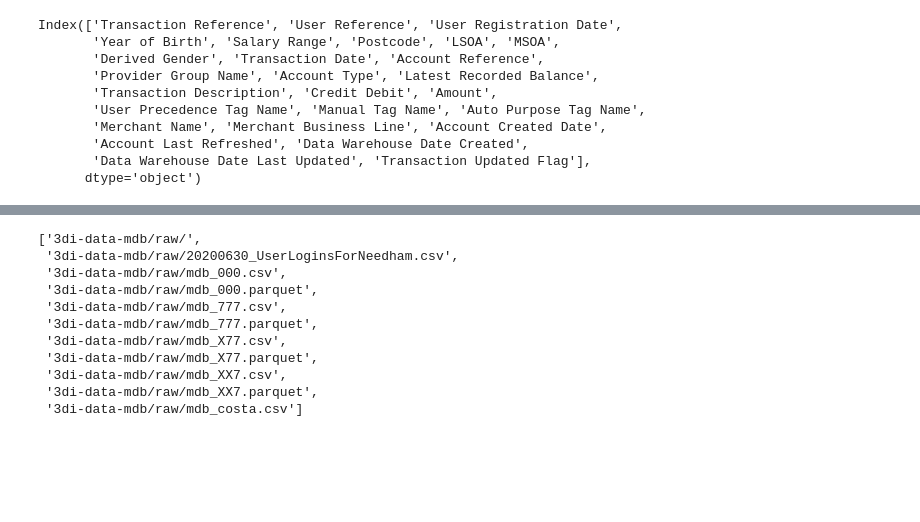
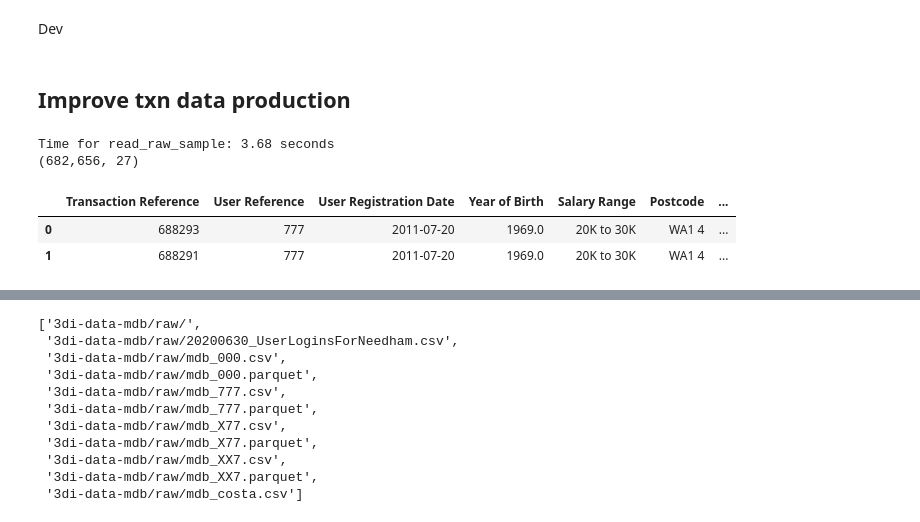
Before and after one commit to fabiangunzinger/entropy, a Jupyter notebook: notebooks/preproc_pipeline_tester.ipynb, the cells around one changed output, grey strips where cells are left out. Drawn from its saved outputs; the diff is of its cells as text; code cells hidden in the pictures; blank space fills up the shorter version.

```diff
--- a/notebooks/preproc_pipeline_tester.ipynb
+++ b/notebooks/preproc_pipeline_tester.ipynb
@@ -63,16 +36,5 @@ def user_period_data(df, user_id, period):
         .loc[period]
         .reset_index(drop=True)
     )
-# %%
-pd.read_csv("/Users/fgu/tmp/data_XX0.csv", nrows=5).columns
-# %% [output]
-Index(['Transaction Reference', 'User Reference', 'User Registration Date',
-       'Year of Birth', 'Salary Range', 'Postcode', 'LSOA', 'MSOA',
-       'Derived Gender', 'Transaction Date', 'Account Reference',
-       'Provider Group Name', 'Account Type', 'Latest Recorded Balance',
-       'Transaction Description', 'Credit Debit', 'Amount',
-       'User Precedence Tag Name', 'Manual Tag Name', 'Auto Purpose Tag Name',
-       'Merchant Name', 'Merchant Business Line', 'Account Created Date',
-       'Account Last Refreshed', 'Data Warehouse Date Created',
-       'Data Warehouse Date Last Updated', 'Transaction Updated Flag'],
-      dtype='object')
+# %% [markdown]
+Dev
@@ -78,0 +44,11 @@ Index(['Transaction Reference', 'User Reference', 'User Registration Date',
+# %% [markdown]
+## Improve txn data production
+# %%
+dfr = hd.read_raw_sample("777")
+hd.inspect(dfr)
+# %% [output]
+Time for read_raw_sample: 3.68 seconds
+(682,656, 27)
+|  | Transaction Reference | User Reference | User Registration Date | Year of Birth | Salary Range | Postcode | ... |
+| 0 | 688293 | 777 | 2011-07-20 | 1969.0 | 20K to 30K | WA1 4 | ... |
+| 1 | 688291 | 777 | 2011-07-20 | 1969.0 | 20K to 30K | WA1 4 | ... |
```
Also changed, not shown: parts of 17 cells of this notebook, 11 other files.
